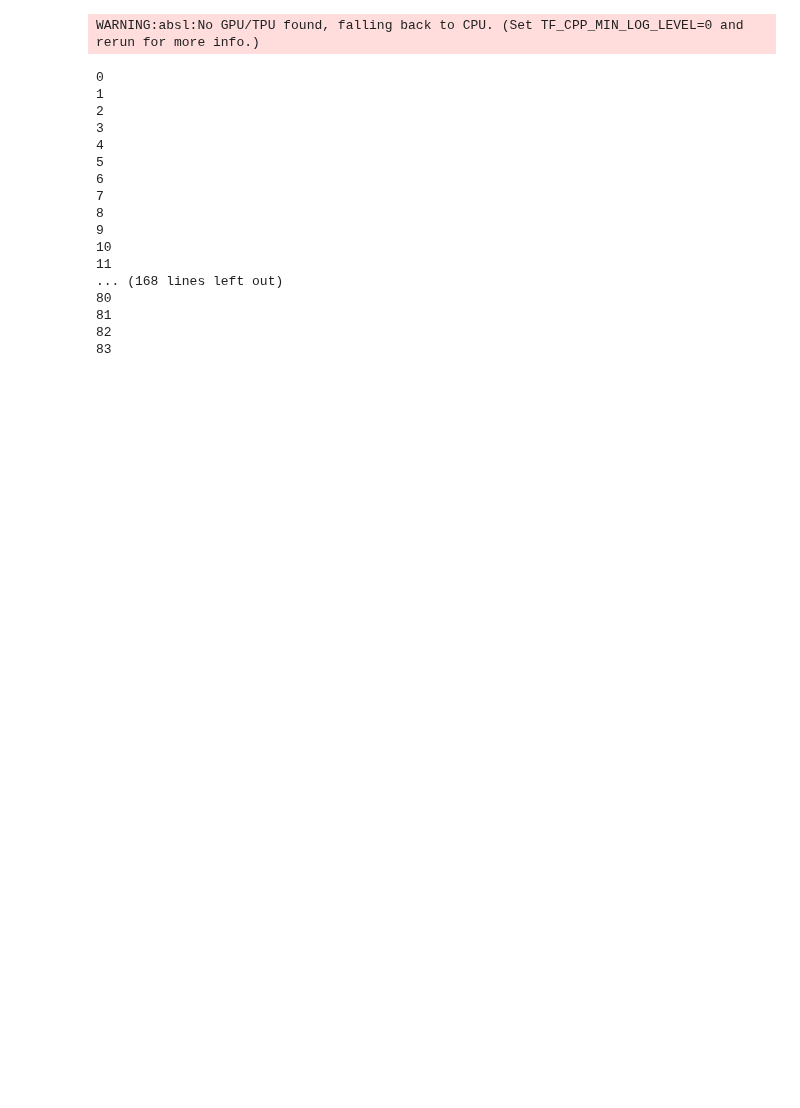
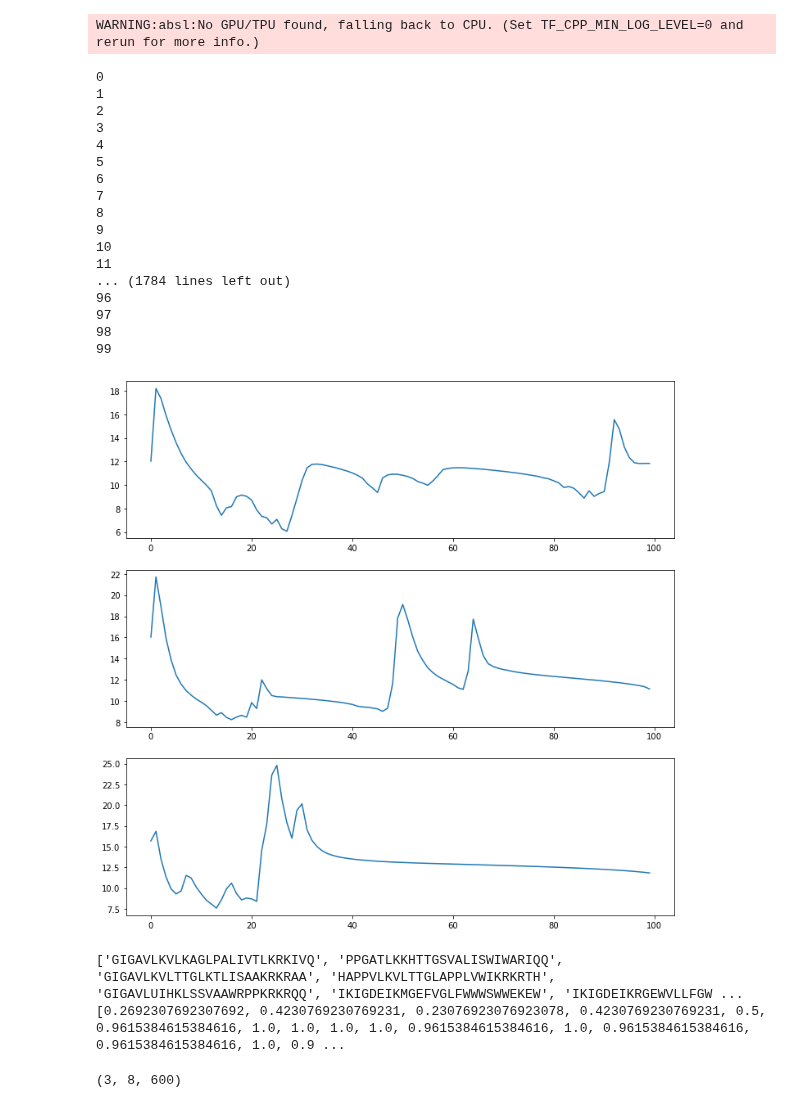
Before and after one commit to ur-whitelab/wazy, a Jupyter notebook: paper/Hamming Distance.ipynb, the cells around one changed output. Cells and saved outputs as stored; diff of their text form; code cells hidden in the pictures; blank space fills up the shorter version.

```diff
--- a/paper/Hamming Distance.ipynb
+++ b/paper/Hamming Distance.ipynb
@@ -60,38 +60,56 @@ def single_loop(key, seqs):
     # need to adjust length in the future
     logits = jax.random.normal(key, shape=(jnp.shape(oh_vec)))
     b_logits = jax.random.normal(key, shape=(batch_size,*jnp.shape(oh_vec)))
     params = forward_seqprop.init(key, logits)
     #loss_traces, loss, _seqs = pso_train(key, final_vec, b_logits, params, alp.seq.train_seqprop, batch_size, bag_num)
     loss_traces, loss, _seqs = pso_train(key, final_vec, b_logits, params, batch_size, bag_num)
     gen_seqs = []
     for seq in _seqs:
         seq = alp.utils.decode_seq(seq)
         str = ""
         gen_seqs.append(str.join(seq))
     # add data points
     seqs = [*seqs, *gen_seqs]
-    return seqs, mlp_loss
+    return seqs, mlp_loss, loss_traces
 
-
+loop_mlp_loss = []
+loop_loss_traces = []
 for i in range(3):
     key, _ = jax.random.split(key, num=2)
-    seqs, mlp_loss = single_loop(key, seqs)
+    seqs, mlp_loss, loss_traces = single_loop(key, seqs)
+    loop_mlp_loss.append(mlp_loss)
+    loop_loss_traces.append(loss_traces)
     axs[i].plot(mlp_loss)
 # %% [output]
 0
 1
 2
 3
 4
 5
 6
 7
 8
 9
 10
 11
-... (168 lines left out)
-80
-81
-82
-83
+... (1784 lines left out)
+96
+97
+98
+99
+[figure, added]
+# %%
+print(seqs)
+labels = []
+for seq in seqs:
+    labels.append(hamming(target_seq, seq))
+print(labels)
+# %% [output]
+['GIGAVLKVLKAGLPALIVTLKRKIVQ', 'PPGATLKKHTTGSVALISWIWARIQQ', 'GIGAVLKVLTTGLKTLISAAKRKRAA', 'HAPPVLKVLTTGLAPPLVWIKRKRTH', 'GIGAVLUIHKLSSVAAWRPPKRKRQQ', 'IKIGDEIKMGEFVGLFWWWSWWEKEW', 'IKIGDEIKRGEWVLLFGW ...
+[0.2692307692307692, 0.4230769230769231, 0.23076923076923078, 0.4230769230769231, 0.5, 0.9615384615384616, 1.0, 1.0, 1.0, 1.0, 0.9615384615384616, 1.0, 0.9615384615384616, 0.9615384615384616, 1.0, 0.9 ...
+# %%
+loop_loss_traces = jnp.array(loop_loss_traces)
+loop_loss_traces.shape
+# %% [output]
+(3, 8, 600)
```
Also changed, not shown: parts of 1 cell of this notebook, 3 other files.
